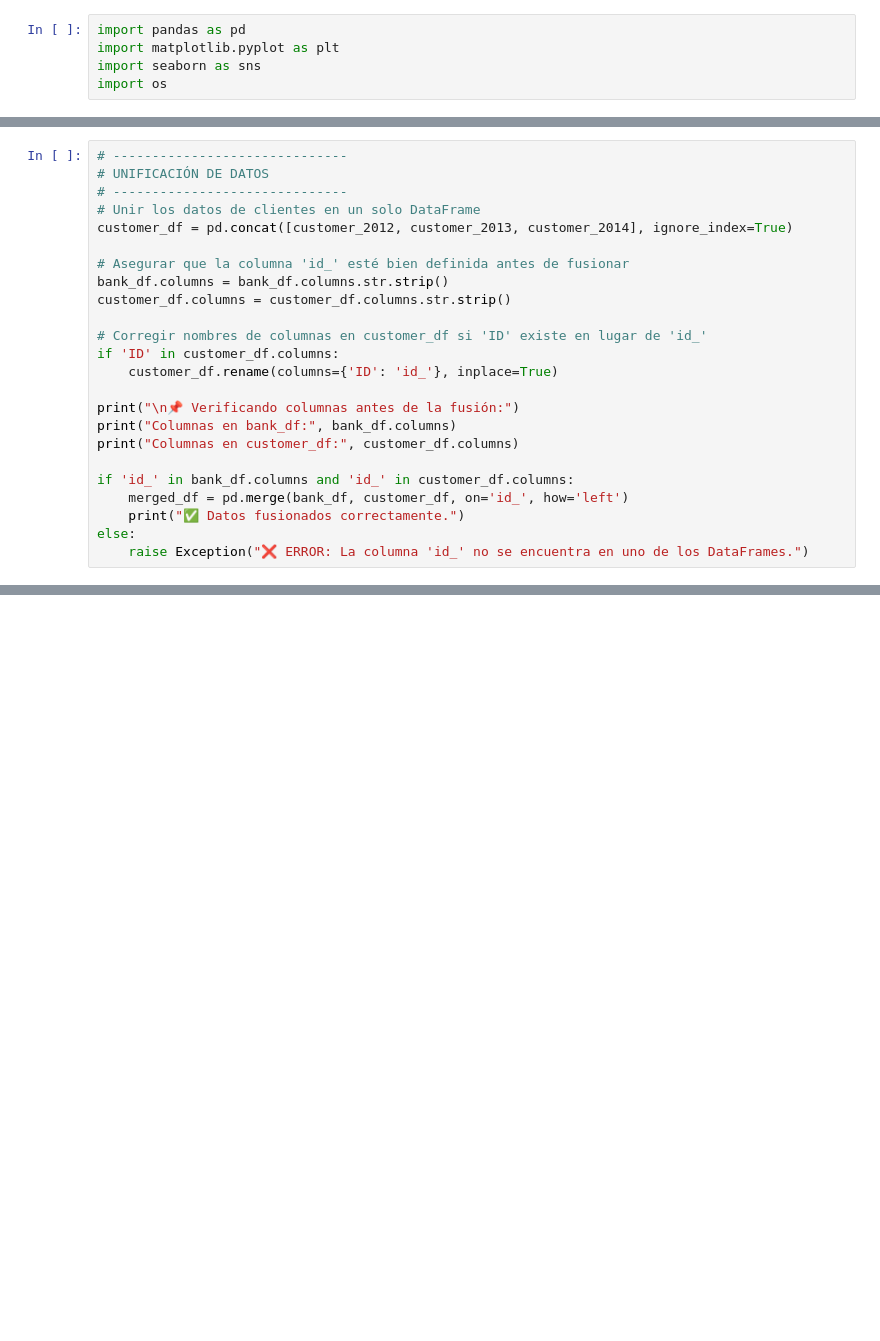
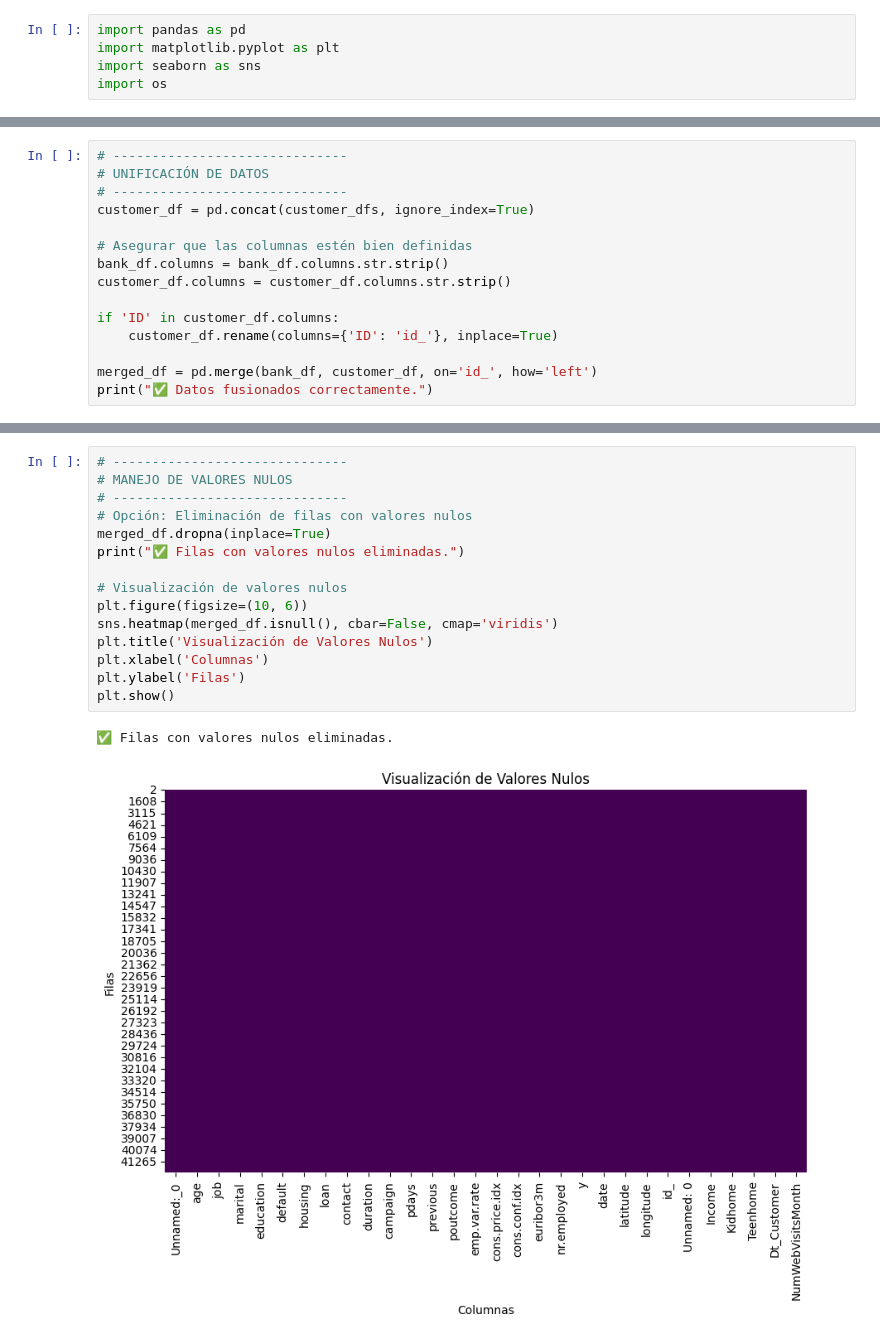
Before and after one commit to atnecan/Exploracion_Datos_Bancarios, a Jupyter notebook: notebooks/Python_for_data.ipynb, the cells around one changed output, grey strips where cells are left out. Cells and saved outputs as stored; diff of their text form; blank space fills up the shorter version.

Commit message:
Actualización del análisis exploratorio de datos

```diff
--- a/notebooks/Python_for_data.ipynb
+++ b/notebooks/Python_for_data.ipynb
@@ -76,24 +65,15 @@ print("✅ Copias de seguridad creadas en 'backup/'.")
 # ------------------------------
 # UNIFICACIÓN DE DATOS
 # ------------------------------
-# Unir los datos de clientes en un solo DataFrame
-customer_df = pd.concat([customer_2012, customer_2013, customer_2014], ignore_index=True)
+customer_df = pd.concat(customer_dfs, ignore_index=True)
 
-# Asegurar que la columna 'id_' esté bien definida antes de fusionar
+# Asegurar que las columnas estén bien definidas
 bank_df.columns = bank_df.columns.str.strip()
 customer_df.columns = customer_df.columns.str.strip()
 
-# Corregir nombres de columnas en customer_df si 'ID' existe en lugar de 'id_'
 if 'ID' in customer_df.columns:
     customer_df.rename(columns={'ID': 'id_'}, inplace=True)
 
-print("\n📌 Verificando columnas antes de la fusión:")
-print("Columnas en bank_df:", bank_df.columns)
-print("Columnas en customer_df:", customer_df.columns)
-
-if 'id_' in bank_df.columns and 'id_' in customer_df.columns:
-    merged_df = pd.merge(bank_df, customer_df, on='id_', how='left')
-    print("✅ Datos fusionados correctamente.")
-else:
-    raise Exception("❌ ERROR: La columna 'id_' no se encuentra en uno de los DataFrames.")
+merged_df = pd.merge(bank_df, customer_df, on='id_', how='left')
+print("✅ Datos fusionados correctamente.")
 # %% [output]
@@ -182,0 +109,18 @@ print("✅ Análisis exploratorio de datos completado con nuevas relaciones.")
+# %%
+# ------------------------------
+# MANEJO DE VALORES NULOS
+# ------------------------------
+# Opción: Eliminación de filas con valores nulos
+merged_df.dropna(inplace=True)
+print("✅ Filas con valores nulos eliminadas.")
+
+# Visualización de valores nulos
+plt.figure(figsize=(10, 6))
+sns.heatmap(merged_df.isnull(), cbar=False, cmap='viridis')
+plt.title('Visualización de Valores Nulos')
+plt.xlabel('Columnas')
+plt.ylabel('Filas')
+plt.show()
+# %% [output]
+✅ Filas con valores nulos eliminadas.
+[figure, added]
```
Also changed, not shown: parts of 9 cells of this notebook.
